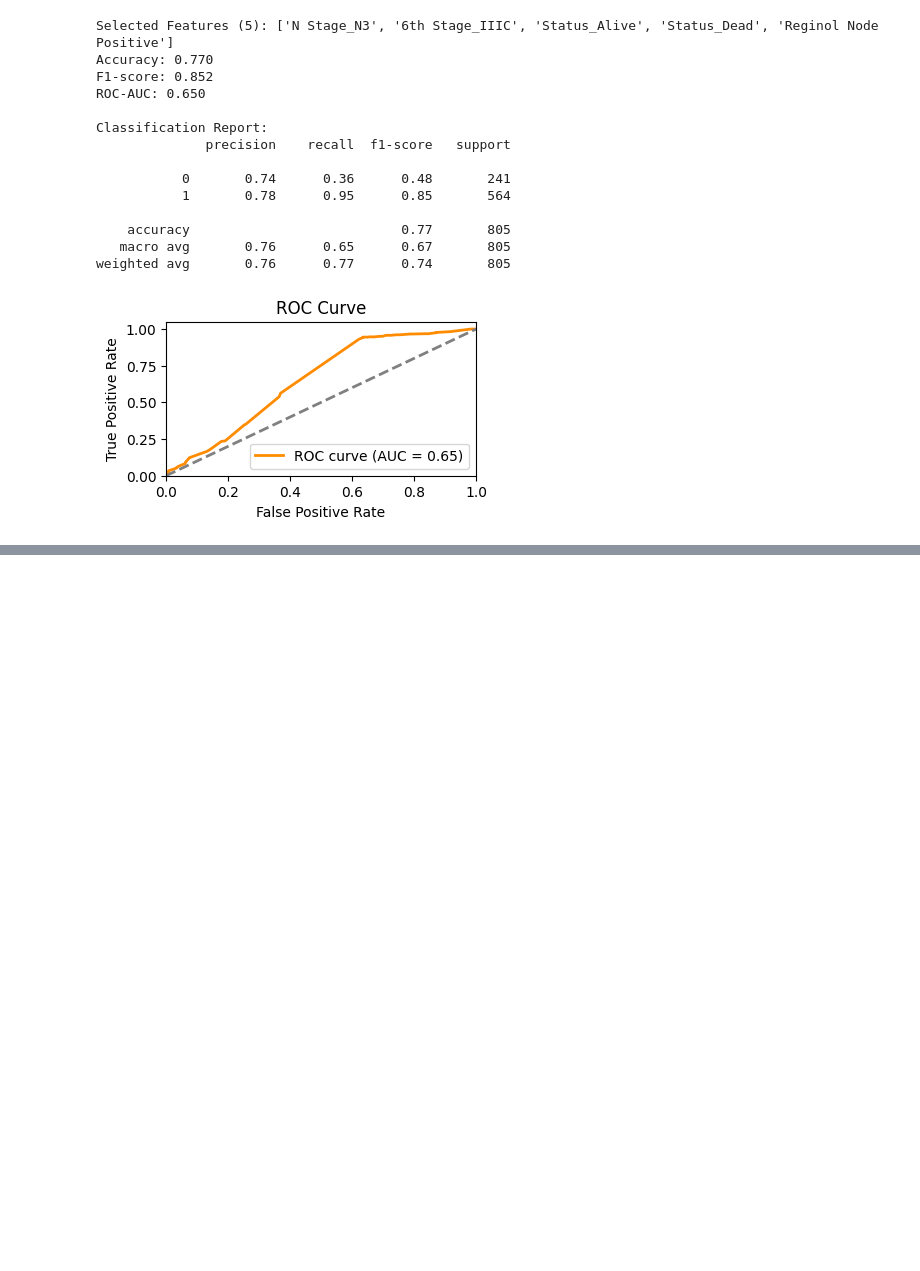
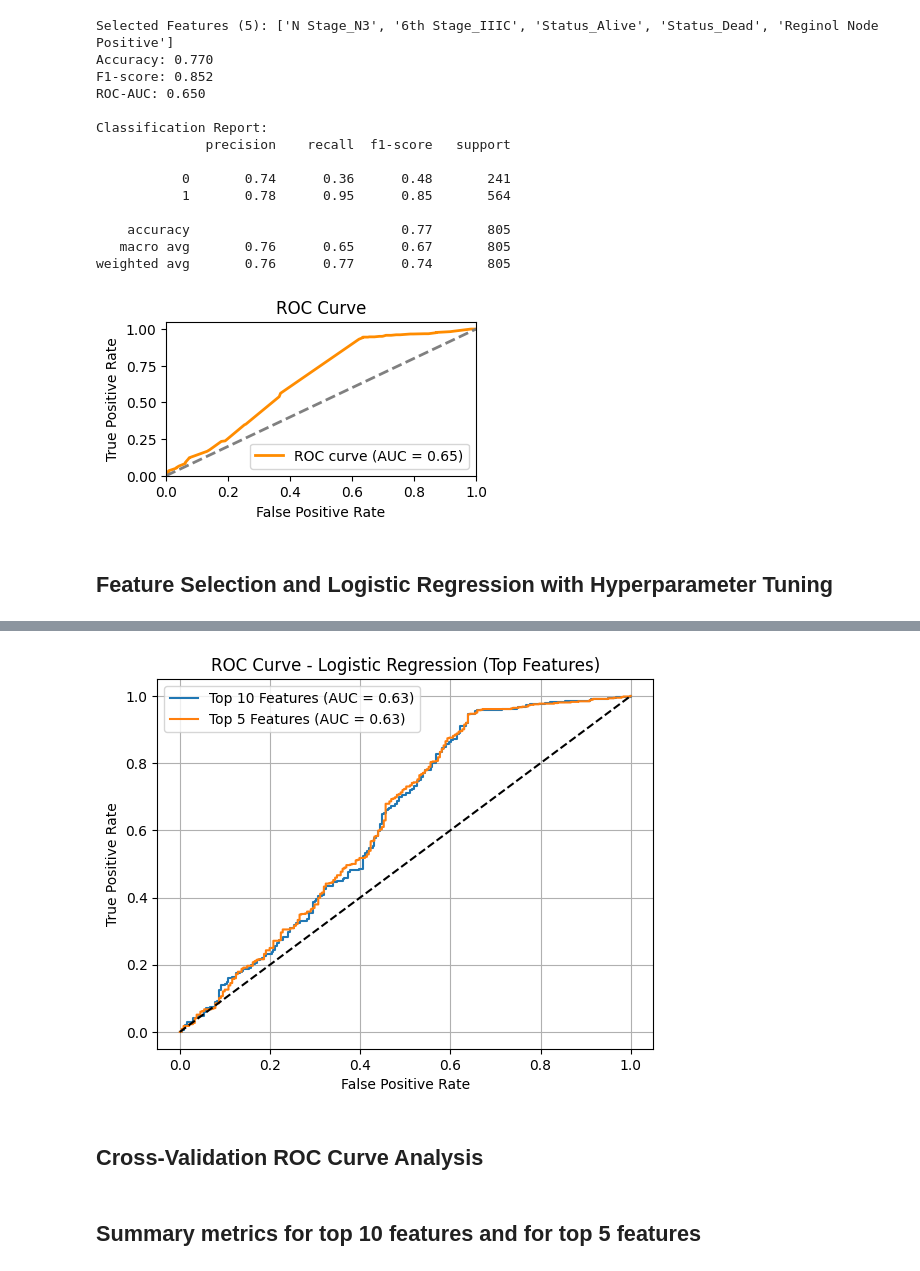
Before and after one commit to MichaelYemane707/breast_cancer_prediction, a Jupyter notebook: LogisticR.ipynb, the cells around one changed output, grey strips where cells are left out. Drawn from its saved outputs; the diff is of its cells as text; code cells hidden in the pictures; blank space fills up the shorter version.

```diff
--- a/LogisticR.ipynb
+++ b/LogisticR.ipynb
@@ -302,3 +320,74 @@ Classification Report:
    macro avg       0.76      0.65      0.67       805
 weighted avg       0.76      0.77      0.74       805
 [figure]
+# %% [markdown]
+## Feature Selection and Logistic Regression with Hyperparameter Tuning
+# %%
+#  Feature Importance using Random Forest
+rf_model = RandomForestClassifier(random_state=42)
+rf_model.fit(X_train, y_train)
+
+feat_importances = pd.Series(rf_model.feature_importances_, index=X_train.columns)
+
+#  Select Top Features
+top10_features = feat_importances.sort_values(ascending=False).head(10).index
+top5_features = feat_importances.sort_values(ascending=False).head(5).index
+
+X_train_top10 = X_train[top10_features]
+X_test_top10 = X_test[top10_features]
+
+X_train_top5 = X_train[top5_features]
+X_test_top5 = X_test[top5_features]
+
+# Logistic Regression with Hyperparameter Tuning
+param_grid = {
+    'C': [0.01, 0.1, 1, 10],
+    'solver': ['liblinear'],
+    'penalty': ['l1', 'l2']
+}
+
+grid_lr = GridSearchCV(
+    LogisticRegression(random_state=42, max_iter=1000),
+    param_grid,
+    cv=5,
+    scoring='f1',
+    n_jobs=-1
+)
+
+# Evaluate Top 10 Features
+grid_lr.fit(X_train_top10, y_train)
+y_pred_top10 = grid_lr.predict(X_test_top10)
+y_prob_top10 = grid_lr.predict_proba(X_test_top10)[:, 1]
+
+print("Logistic Regression - Top 10 Features")
+print("Best Params:", grid_lr.best_params_)
+print(classification_report(y_test, y_pred_top10))
+print("ROC-AUC Score:", roc_auc_score(y_test, y_prob_top10))
+
+# Plot ROC Curve - Top 10
+fpr10, tpr10, _ = roc_curve(y_test, y_prob_top10)
+plt.plot(fpr10, tpr10, label='Top 10 Features (AUC = {:.2f})'.format(roc_auc_score(y_test, y_prob_top10)))
+
+#  Evaluate Top 5 Features
+grid_lr.fit(X_train_top5, y_train)
+y_pred_top5 = grid_lr.predict(X_test_top5)
+y_prob_top5 = grid_lr.predict_proba(X_test_top5)[:, 1]
+
+print("\nLogistic Regression - Top 5 Features")
+print("Best Params:", grid_lr.best_params_)
+print(classification_report(y_test, y_pred_top5))
+print("ROC-AUC Score:", roc_auc_score(y_test, y_prob_top5))
+
+# Plot ROC Curve - Top 5
+fpr5, tpr5, _ = roc_curve(y_test, y_prob_top5)
+plt.plot(fpr5, tpr5, label='Top 5 Features (AUC = {:.2f})'.format(roc_auc_score(y_test, y_prob_top5)))
+
+# Final ROC Curve
+plt.plot([0, 1], [0, 1], 'k--')
+plt.xlabel('False Positive Rate')
+plt.ylabel('True Positive Rate')
+plt.title('ROC Curve - Logistic Regression (Top Features)')
+plt.legend()
+plt.grid(True)
+plt.show()
+# %% [output]
@@ -304,0 +411,3 @@ weighted avg       0.76      0.77      0.74       805
+[figure, added]
+# %% [markdown]
+## Cross-Validation ROC Curve Analysis
@@ -304,0 +468,2 @@ weighted avg       0.76      0.77      0.74       805
+# %% [markdown]
+## Summary metrics for top 10 features and for top 5 features
```
Also changed, not shown: parts of 10 cells of this notebook.
